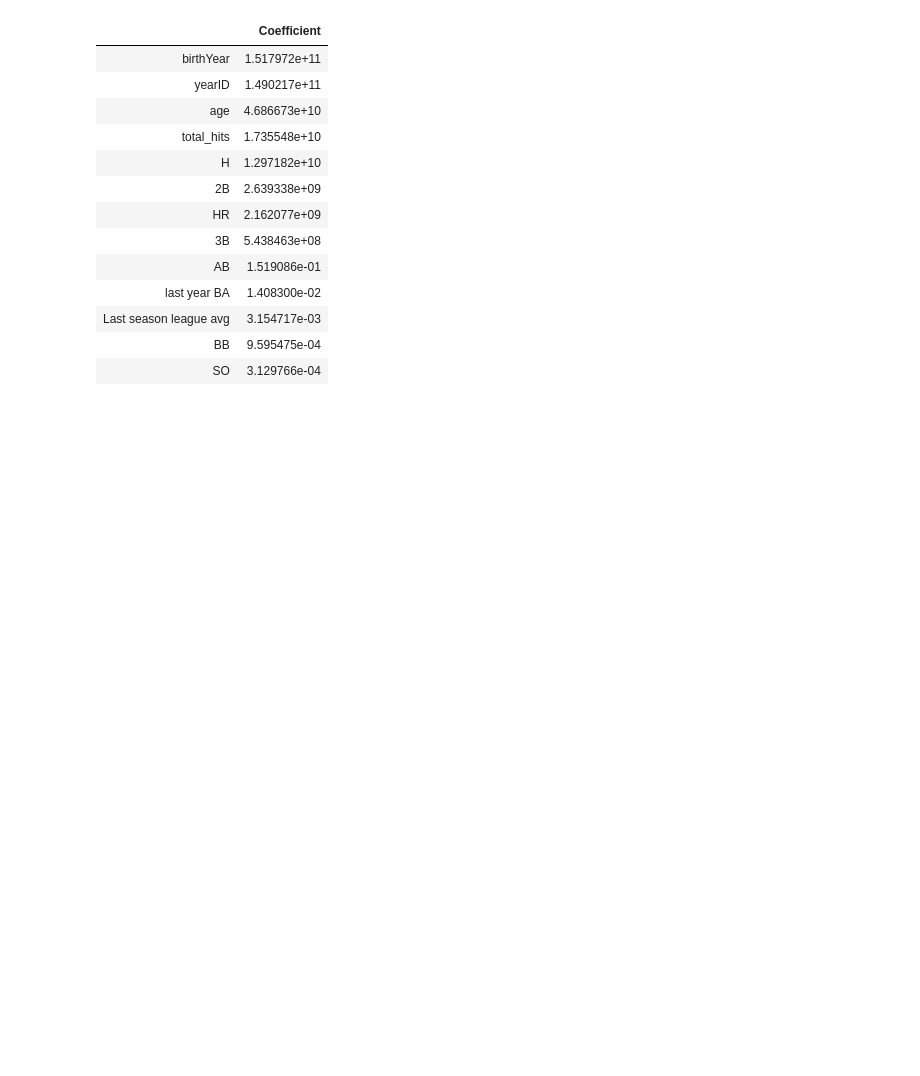
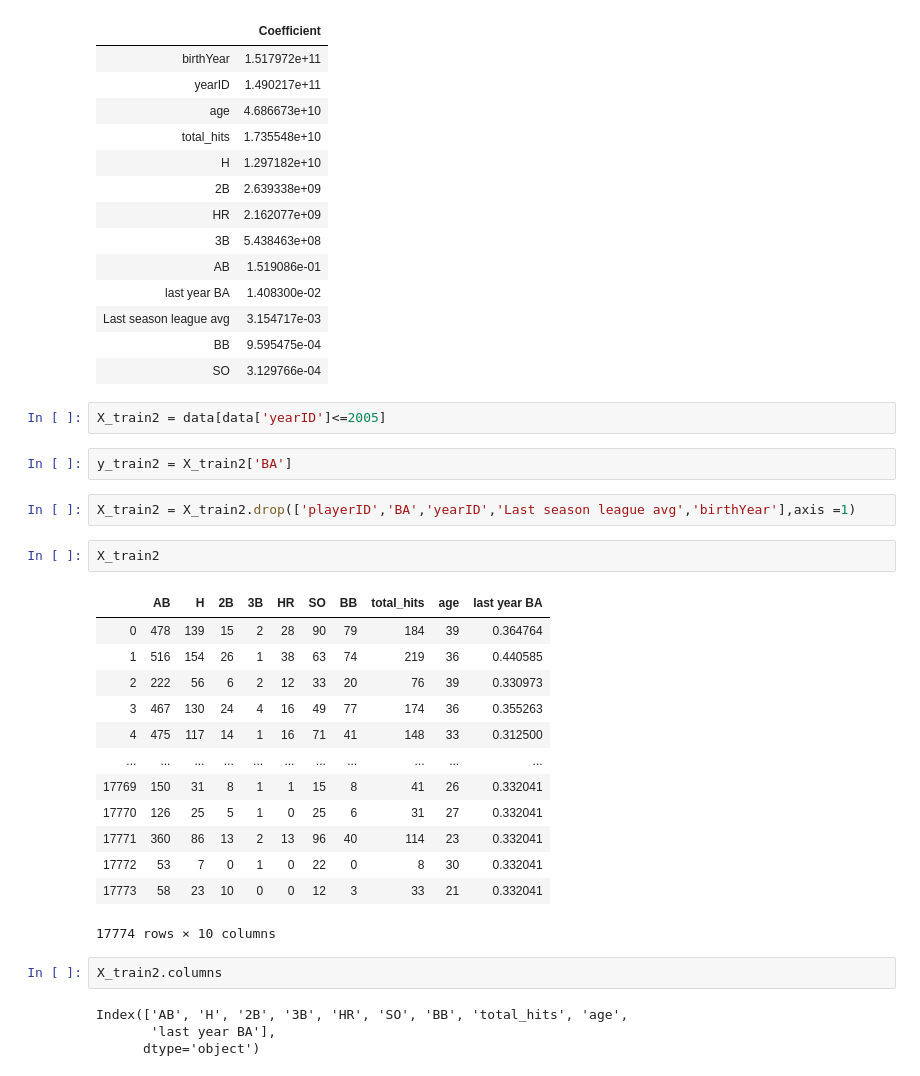
Before and after one commit to ThomasMcMahon24/Capstone2, a Jupyter notebook: Baseball Preprocessing.ipynb, the cells around one changed output. Drawn from its saved outputs; the diff is of its cells as text; blank space fills up the shorter version.

```diff
--- a/Baseball Preprocessing.ipynb
+++ b/Baseball Preprocessing.ipynb
@@ -98,3 +98,31 @@ df_model.sort_values(by='Coefficient',ascending=False)
 | Last season league avg | 3.154717e-03 |
 | BB | 9.595475e-04 |
 | SO | 3.129766e-04 |
+# %%
+X_train2 = data[data['yearID']<=2005]
+# %%
+y_train2 = X_train2['BA']
+# %%
+X_train2 = X_train2.drop(['playerID','BA','yearID','Last season league avg','birthYear'],axis =1)
+# %%
+X_train2
+# %% [output]
+|  | AB | H | 2B | 3B | HR | SO | BB | total_hits | age | last year BA |
+| 0 | 478 | 139 | 15 | 2 | 28 | 90 | 79 | 184 | 39 | 0.364764 |
+| 1 | 516 | 154 | 26 | 1 | 38 | 63 | 74 | 219 | 36 | 0.440585 |
+| 2 | 222 | 56 | 6 | 2 | 12 | 33 | 20 | 76 | 39 | 0.330973 |
+| 3 | 467 | 130 | 24 | 4 | 16 | 49 | 77 | 174 | 36 | 0.355263 |
+| 4 | 475 | 117 | 14 | 1 | 16 | 71 | 41 | 148 | 33 | 0.312500 |
+| ... | ... | ... | ... | ... | ... | ... | ... | ... | ... | ... |
+| 17769 | 150 | 31 | 8 | 1 | 1 | 15 | 8 | 41 | 26 | 0.332041 |
+| 17770 | 126 | 25 | 5 | 1 | 0 | 25 | 6 | 31 | 27 | 0.332041 |
+| 17771 | 360 | 86 | 13 | 2 | 13 | 96 | 40 | 114 | 23 | 0.332041 |
+| 17772 | 53 | 7 | 0 | 1 | 0 | 22 | 0 | 8 | 30 | 0.332041 |
+| 17773 | 58 | 23 | 10 | 0 | 0 | 12 | 3 | 33 | 21 | 0.332041 |
+17774 rows × 10 columns
+# %%
+X_train2.columns
+# %% [output]
+Index(['AB', 'H', '2B', '3B', 'HR', 'SO', 'BB', 'total_hits', 'age',
+       'last year BA'],
+      dtype='object')
```
Also changed, not shown: parts of 15 cells of this notebook.
